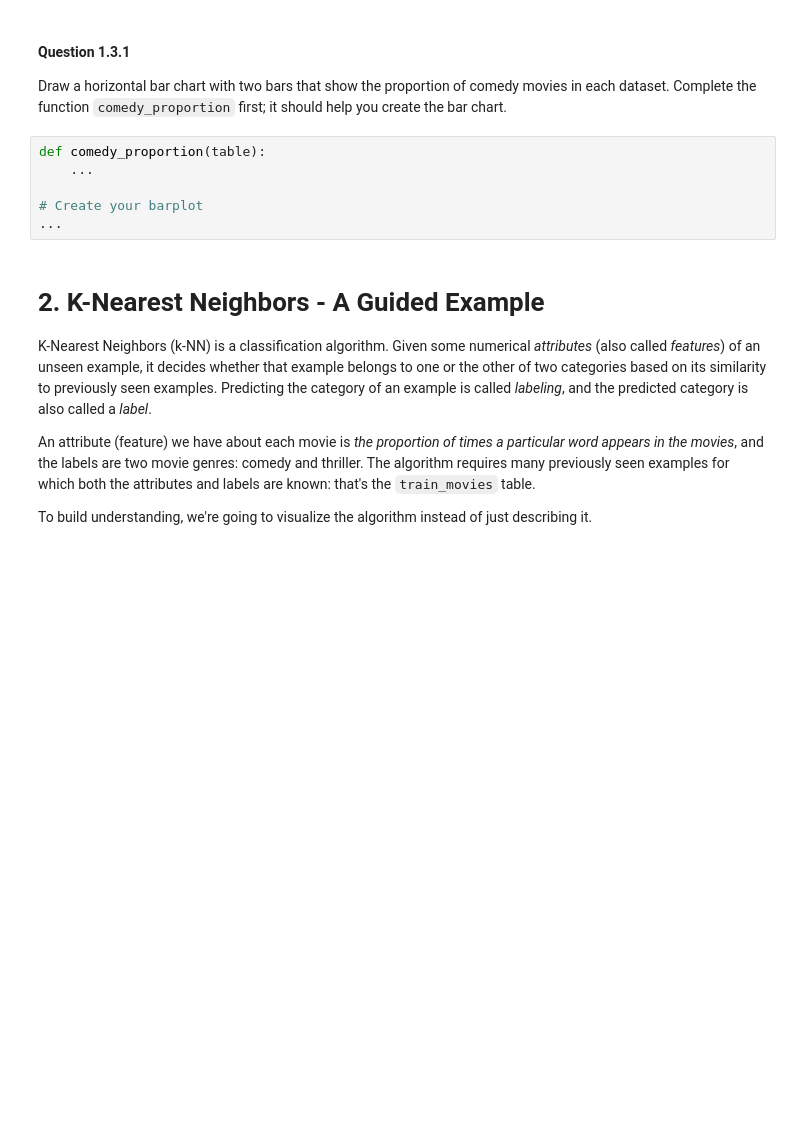
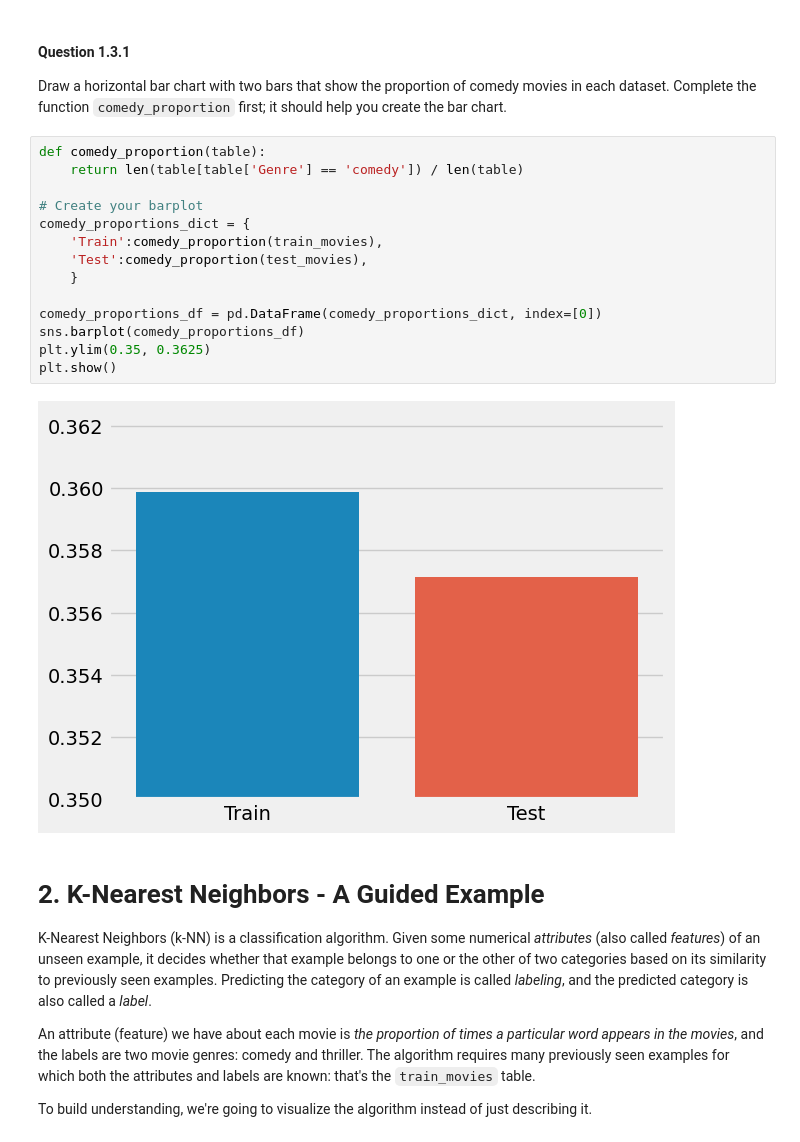
Before and after one commit to hayden-peabody/DSCI_102_Winter24, a Jupyter notebook: projects/project2/project2.ipynb, the cells around one changed output. Saved outputs shown, nothing was run; the diff lists cells and outputs as text; blank space fills up the shorter version.

```diff
--- a/projects/project2/project2.ipynb
+++ b/projects/project2/project2.ipynb
@@ -234,12 +286,22 @@ manual: true
 image: true
 -->
 <!-- EXPORT TO PDF -->
-# %%
-def comedy_proportion(table):
-    ...
-
-# Create your barplot
-...
+# %%
+def comedy_proportion(table):
+    return len(table[table['Genre'] == 'comedy']) / len(table)
+
+# Create your barplot
+comedy_proportions_dict = {
+    'Train':comedy_proportion(train_movies),
+    'Test':comedy_proportion(test_movies),
+    }
+
+comedy_proportions_df = pd.DataFrame(comedy_proportions_dict, index=[0])
+sns.barplot(comedy_proportions_df)
+plt.ylim(0.35, 0.3625)
+plt.show()
+# %% [output]
+[figure, added]
 # %% [markdown]
 # 2. K-Nearest Neighbors - A Guided Example
 
```
Also changed, not shown: parts of 70 cells of this notebook.
